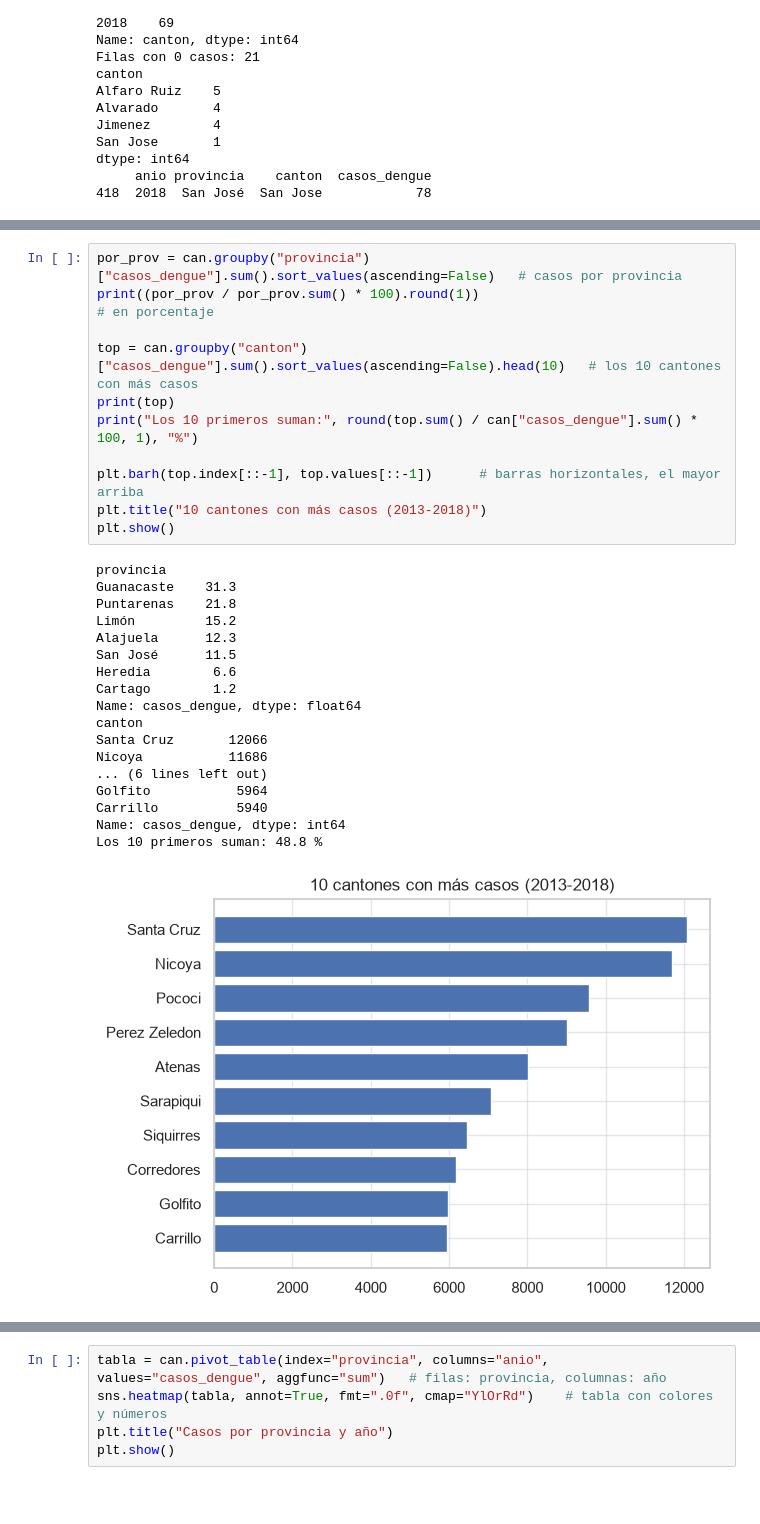
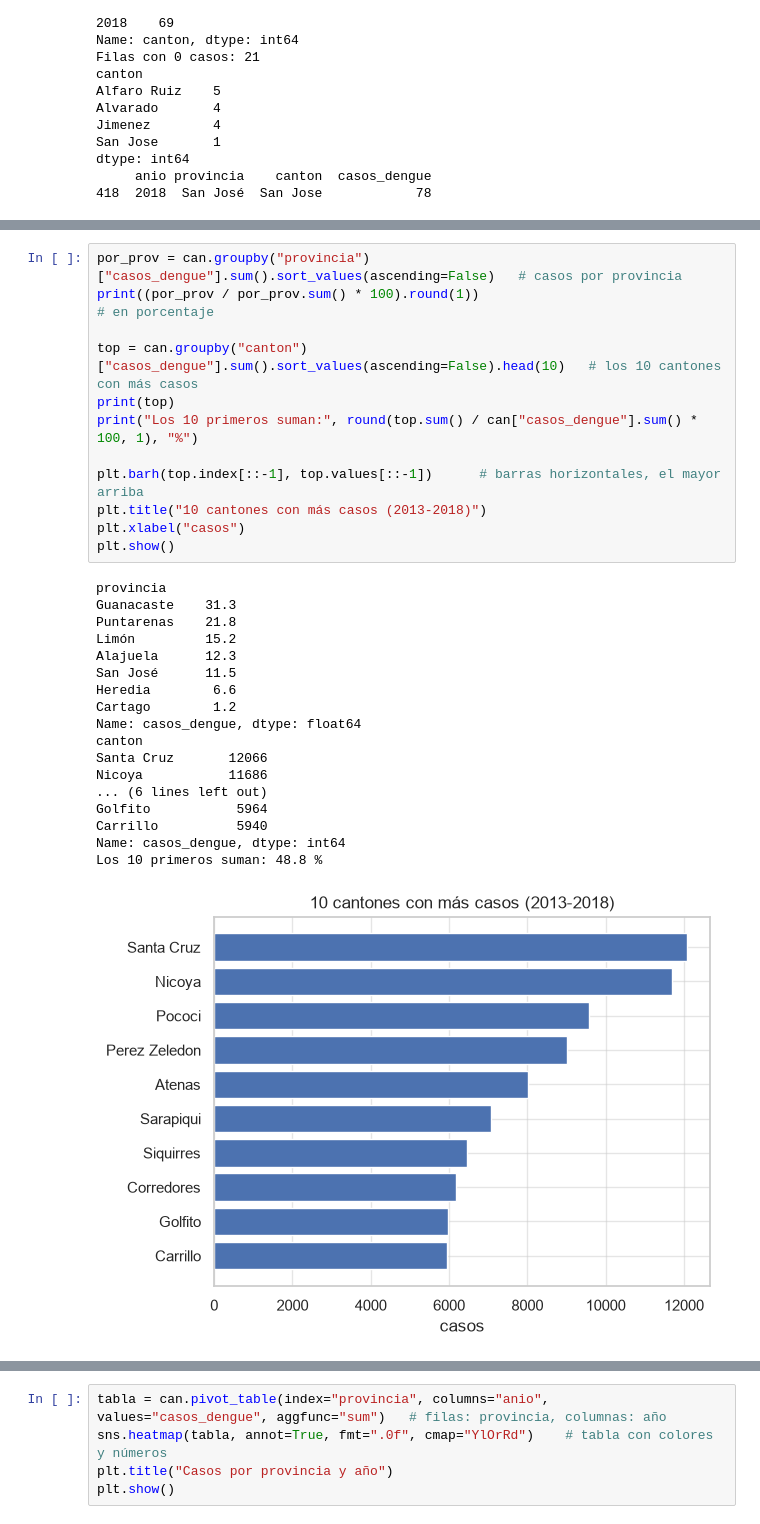
Before and after one commit to GaboSM1507/Proyecto-VectorIA, a Jupyter notebook: notebooks/01_EDA.ipynb, the cells around one changed output, grey strips where cells are left out. Drawn from its saved outputs; the diff is of its cells as text; blank space fills up the shorter version.

```diff
--- a/notebooks/01_EDA.ipynb
+++ b/notebooks/01_EDA.ipynb
@@ -720,31 +794,32 @@ Provincias y cantones con más casos
 # %%
 por_prov = can.groupby("provincia")["casos_dengue"].sum().sort_values(ascending=False)   # casos por provincia
 print((por_prov / por_prov.sum() * 100).round(1))                                         # en porcentaje
 
 top = can.groupby("canton")["casos_dengue"].sum().sort_values(ascending=False).head(10)   # los 10 cantones con más casos
 print(top)
 print("Los 10 primeros suman:", round(top.sum() / can["casos_dengue"].sum() * 100, 1), "%")
 
 plt.barh(top.index[::-1], top.values[::-1])      # barras horizontales, el mayor arriba
 plt.title("10 cantones con más casos (2013-2018)")
+plt.xlabel("casos")
 plt.show()
 # %% [output]
 provincia
 Guanacaste    31.3
 Puntarenas    21.8
 Limón         15.2
 Alajuela      12.3
 San José      11.5
 Heredia        6.6
 Cartago        1.2
 Name: casos_dengue, dtype: float64
 canton
 Santa Cruz       12066
 Nicoya           11686
 ... (6 lines left out)
 Golfito           5964
 Carrillo          5940
 Name: casos_dengue, dtype: int64
 Los 10 primeros suman: 48.8 %
-[figure, old version]
+[figure, new version]
 # %% [markdown]
```
Also changed, not shown: parts of 82 cells of this notebook, 1 other file.
